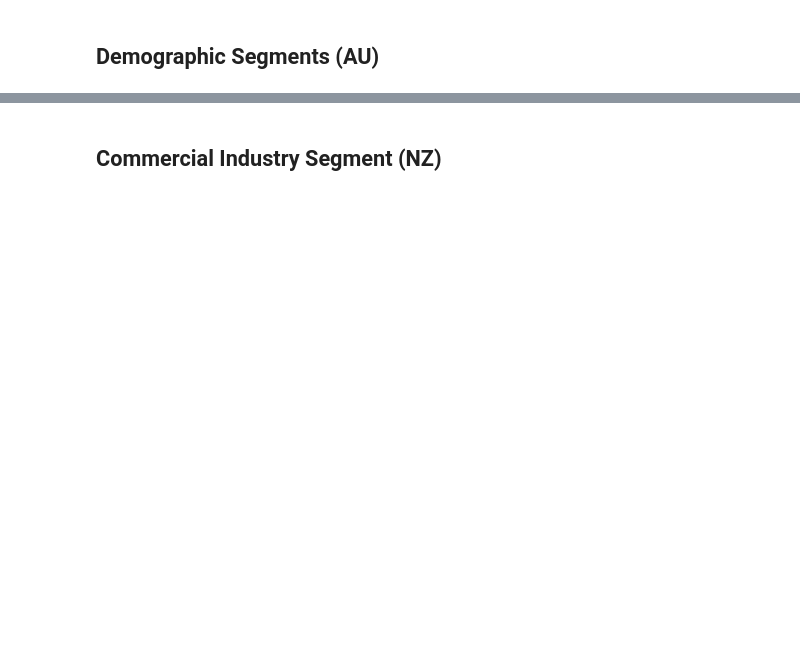
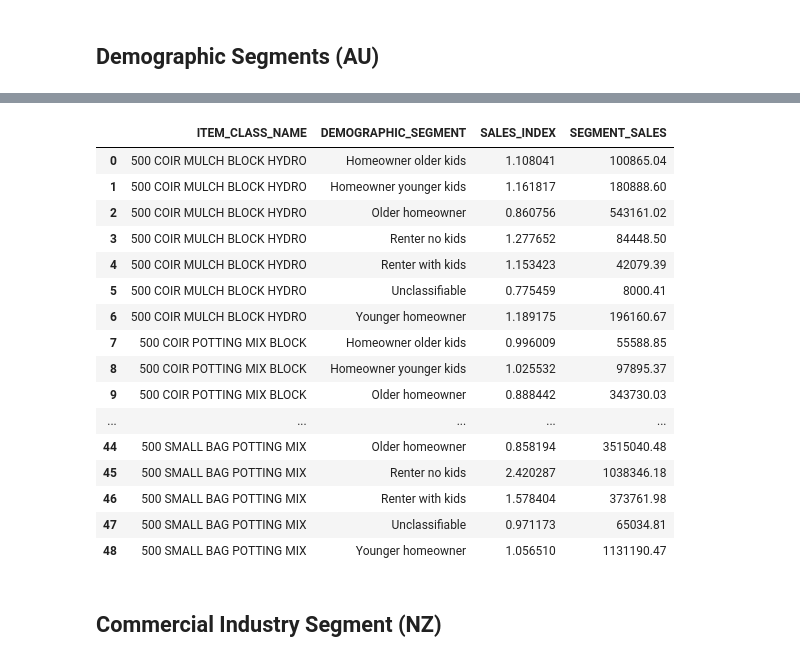
Before and after one commit to Meiji-Tran/Merch-Insights, a Jupyter notebook: NZ RR/400 GROWING MEDIA/General insights/profiling.ipynb, the cells around one changed output, grey strips where cells are left out. Saved outputs shown, nothing was run; the diff lists cells and outputs as text; code cells hidden in the pictures; blank space fills up the shorter version.

```diff
--- a/NZ RR/400 GROWING MEDIA/General insights/profiling.ipynb
+++ b/NZ RR/400 GROWING MEDIA/General insights/profiling.ipynb
@@ -70,3 +82,24 @@ GM_ds
+# %%
+segment_index_summary = GM_ds[['ITEM_CLASS_NAME', 'DEMOGRAPHIC_SEGMENT', 'SALES_INDEX', 'SEGMENT_SALES']]
+segment_index_summary
+# %% [output]
+|  | ITEM_CLASS_NAME | DEMOGRAPHIC_SEGMENT | SALES_INDEX | SEGMENT_SALES |
+| 0 | 500 COIR MULCH BLOCK HYDRO | Homeowner older kids | 1.108041 | 100865.04 |
+| 1 | 500 COIR MULCH BLOCK HYDRO | Homeowner younger kids | 1.161817 | 180888.60 |
+| 2 | 500 COIR MULCH BLOCK HYDRO | Older homeowner | 0.860756 | 543161.02 |
+| 3 | 500 COIR MULCH BLOCK HYDRO | Renter no kids | 1.277652 | 84448.50 |
+| 4 | 500 COIR MULCH BLOCK HYDRO | Renter with kids | 1.153423 | 42079.39 |
+| 5 | 500 COIR MULCH BLOCK HYDRO | Unclassifiable | 0.775459 | 8000.41 |
+| 6 | 500 COIR MULCH BLOCK HYDRO | Younger homeowner | 1.189175 | 196160.67 |
+| 7 | 500 COIR POTTING MIX BLOCK | Homeowner older kids | 0.996009 | 55588.85 |
+| 8 | 500 COIR POTTING MIX BLOCK | Homeowner younger kids | 1.025532 | 97895.37 |
+| 9 | 500 COIR POTTING MIX BLOCK | Older homeowner | 0.888442 | 343730.03 |
+| ... | ... | ... | ... | ... |
+| 44 | 500 SMALL BAG POTTING MIX | Older homeowner | 0.858194 | 3515040.48 |
+| 45 | 500 SMALL BAG POTTING MIX | Renter no kids | 2.420287 | 1038346.18 |
+| 46 | 500 SMALL BAG POTTING MIX | Renter with kids | 1.578404 | 373761.98 |
+| 47 | 500 SMALL BAG POTTING MIX | Unclassifiable | 0.971173 | 65034.81 |
+| 48 | 500 SMALL BAG POTTING MIX | Younger homeowner | 1.056510 | 1131190.47 |
 # %% [markdown]
 ## Commercial Industry Segment (NZ)
 # %%
```
Also changed, not shown: parts of 6 cells of this notebook, 5 other files.
